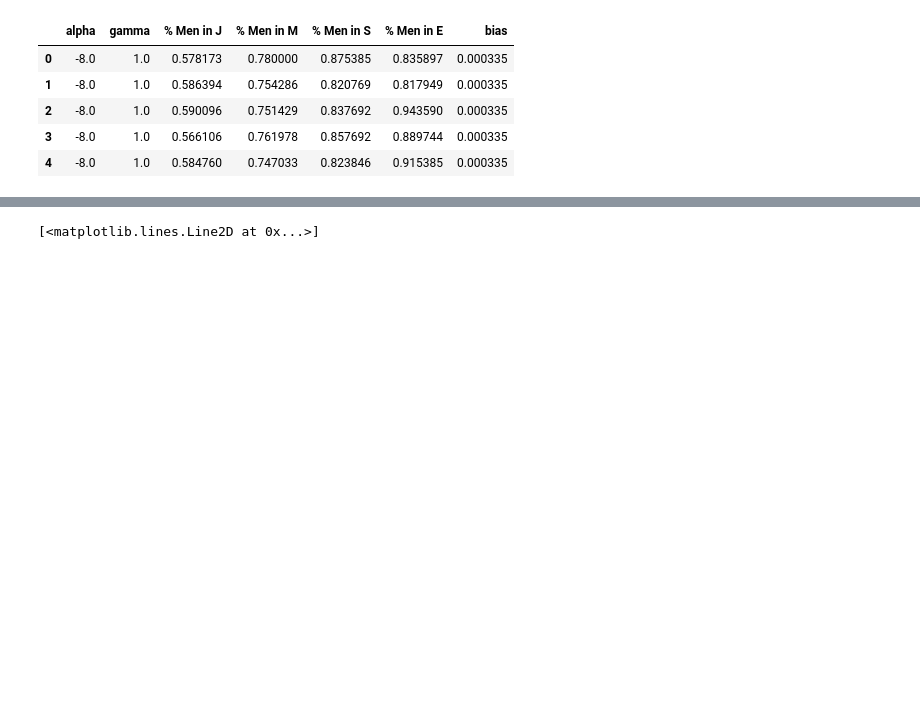
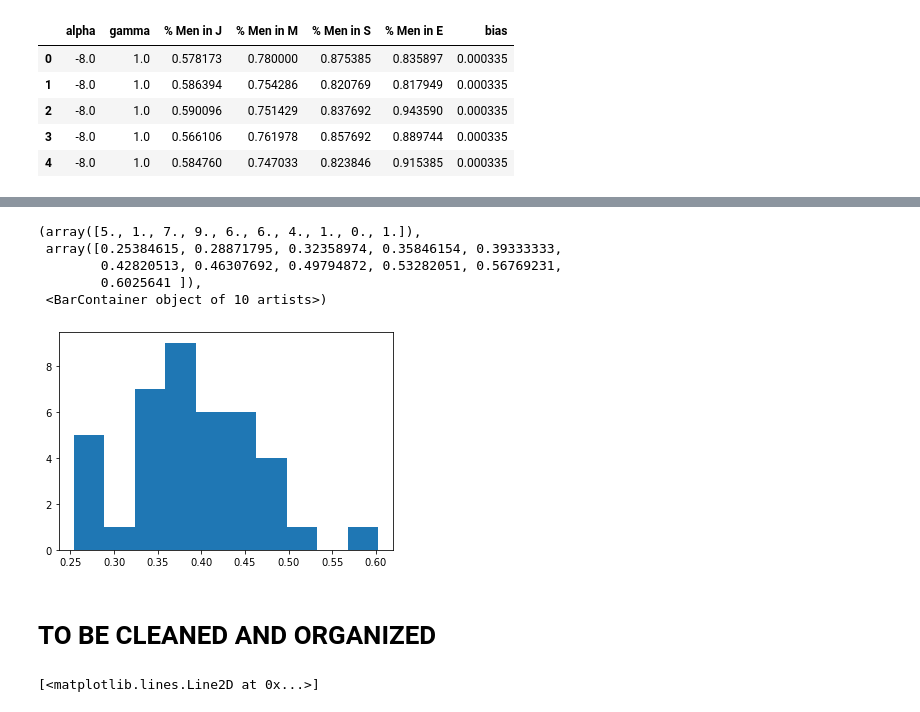
Before and after one commit to bmosh/4580_final_project, a Jupyter notebook: Linear_Regression.ipynb, the cells around one changed output, grey strips where cells are left out. Cells and saved outputs as stored; diff of their text form; code cells hidden in the pictures; blank space fills up the shorter version.

```diff
--- a/Linear_Regression.ipynb
+++ b/Linear_Regression.ipynb
@@ -100,3 +249,14 @@ plt.xticks(x,xticks)
+# %%
+plt.hist(df_est['% Men in E'])
+# %% [output]
+(array([5., 1., 7., 9., 6., 6., 4., 1., 0., 1.]),
+ array([0.25384615, 0.28871795, 0.32358974, 0.35846154, 0.39333333,
+        0.42820513, 0.46307692, 0.49794872, 0.53282051, 0.56769231,
+        0.6025641 ]),
+ <BarContainer object of 10 artists>)
+[figure, added]
+# %% [markdown]
+# TO BE CLEANED AND ORGANIZED
 # %%
 #plt.plot(df['gamma'],df['% Men in J'],".")
 #plt.plot(df['gamma'],df['% Men in M'],".")
```
Also changed, not shown: parts of 26 cells of this notebook, 5 other files.
